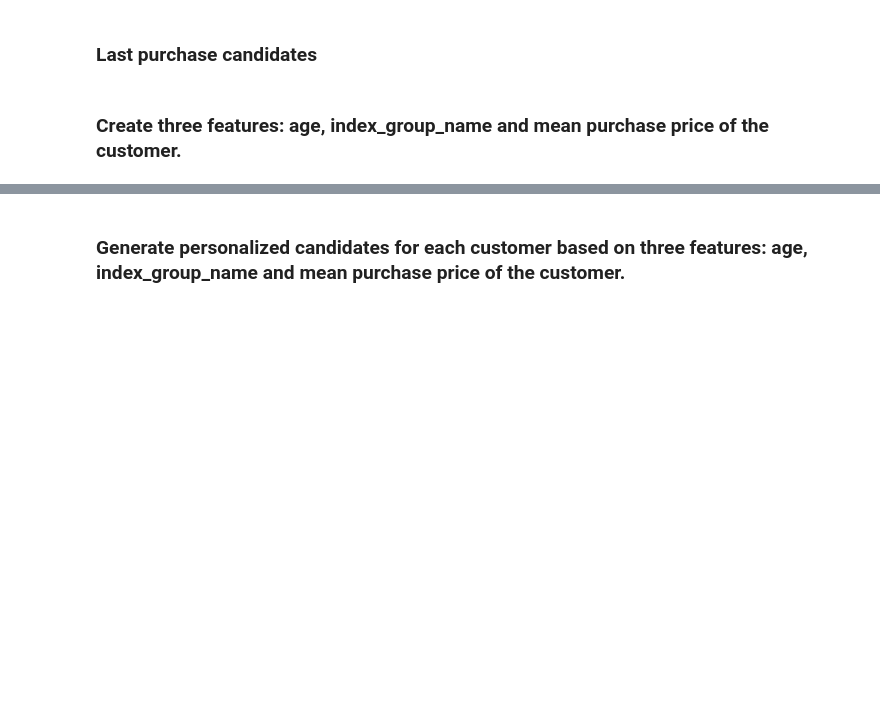
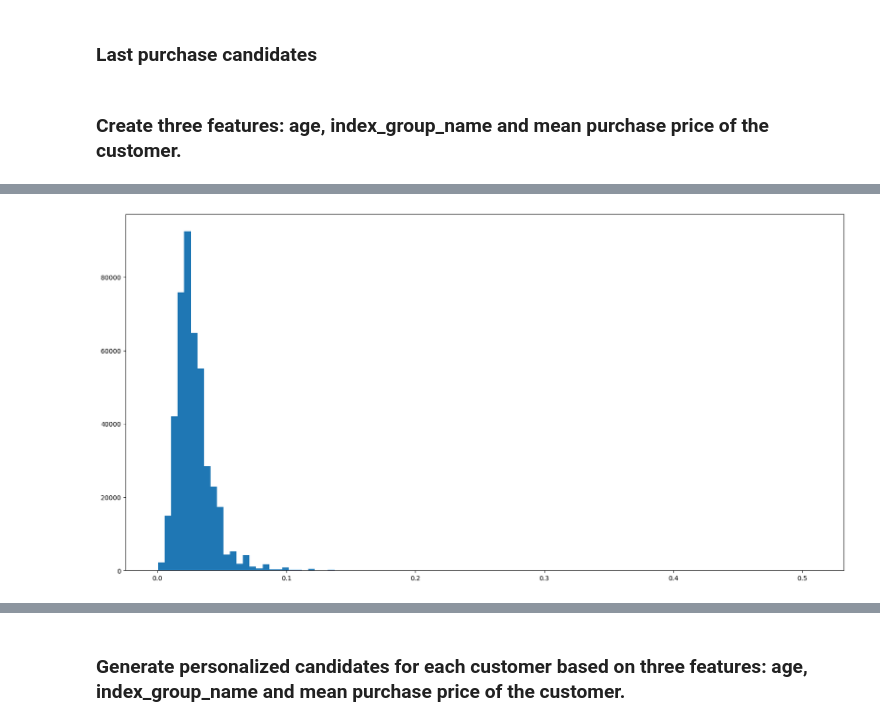
Before and after one commit to LienM/ai-project-23-24, a Jupyter notebook: MaksimKarnaukh/05-Research/src/nb_research.ipynb, the cells around one changed output, grey strips where cells are left out. Cells and saved outputs as stored; diff of their text form; code cells hidden in the pictures; blank space fills up the shorter version.

```diff
--- a/MaksimKarnaukh/05-Research/src/nb_research.ipynb
+++ b/MaksimKarnaukh/05-Research/src/nb_research.ipynb
@@ -55,0 +70,7 @@ transactions_with_3feat = pd.merge(transactions_with_3feat, articles[['article_i
+# %%
+# create a plot to see the distribution of the mean_price_per_c column
+plt.figure(figsize=(20, 10))
+plt.hist(mean_price_per_c['mean_price_per_c'], bins=100)
+plt.show()
+# %% [output]
+[figure, added]
```
Also changed, not shown: parts of 6 cells of this notebook, 3 other files.
